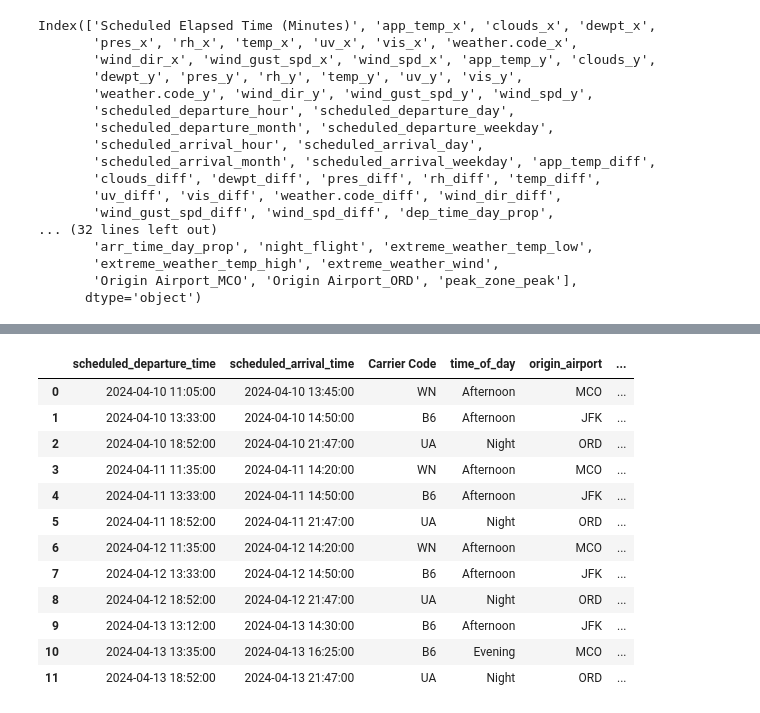
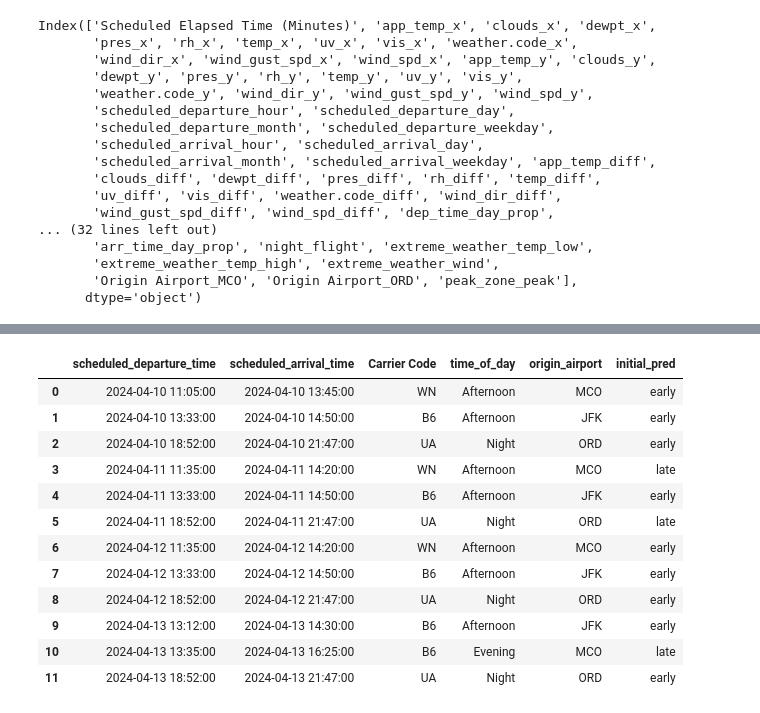
Before and after one commit to saikeerthan-14/flight-delay-prediction, a Jupyter notebook: model_1.ipynb, the cells around one changed output, grey strips where cells are left out. Saved outputs shown, nothing was run; the diff lists cells and outputs as text; code cells hidden in the pictures.

```diff
--- a/model_1.ipynb
+++ b/model_1.ipynb
@@ -463,20 +482,20 @@ AdaBoostClassifier(random_state=42)
 # %%
 initial_predictions = pd.concat(merge_in_cols, axis=1)
 final_predictions = pd.concat(merge_fin_cols, axis=1)
-# %%
-pd.concat([initial_cat_df, initial_predictions], axis=1)
-# %% [output]
-|  | scheduled_departure_time | scheduled_arrival_time | Carrier Code | time_of_day | origin_airport | ... |
-| 0 | 2024-04-10 11:05:00 | 2024-04-10 13:45:00 | WN | Afternoon | MCO | ... |
-| 1 | 2024-04-10 13:33:00 | 2024-04-10 14:50:00 | B6 | Afternoon | JFK | ... |
-| 2 | 2024-04-10 18:52:00 | 2024-04-10 21:47:00 | UA | Night | ORD | ... |
-| 3 | 2024-04-11 11:35:00 | 2024-04-11 14:20:00 | WN | Afternoon | MCO | ... |
-| 4 | 2024-04-11 13:33:00 | 2024-04-11 14:50:00 | B6 | Afternoon | JFK | ... |
-| 5 | 2024-04-11 18:52:00 | 2024-04-11 21:47:00 | UA | Night | ORD | ... |
-| 6 | 2024-04-12 11:35:00 | 2024-04-12 14:20:00 | WN | Afternoon | MCO | ... |
-| 7 | 2024-04-12 13:33:00 | 2024-04-12 14:50:00 | B6 | Afternoon | JFK | ... |
-| 8 | 2024-04-12 18:52:00 | 2024-04-12 21:47:00 | UA | Night | ORD | ... |
-| 9 | 2024-04-13 13:12:00 | 2024-04-13 14:30:00 | B6 | Afternoon | JFK | ... |
-| 10 | 2024-04-13 13:35:00 | 2024-04-13 16:25:00 | B6 | Evening | MCO | ... |
-| 11 | 2024-04-13 18:52:00 | 2024-04-13 21:47:00 | UA | Night | ORD | ... |
+# %%
+pd.concat([initial_cat_df, initial_pred_df], axis=1)
+# %% [output]
+|  | scheduled_departure_time | scheduled_arrival_time | Carrier Code | time_of_day | origin_airport | initial_pred |
+| 0 | 2024-04-10 11:05:00 | 2024-04-10 13:45:00 | WN | Afternoon | MCO | early |
+| 1 | 2024-04-10 13:33:00 | 2024-04-10 14:50:00 | B6 | Afternoon | JFK | early |
+| 2 | 2024-04-10 18:52:00 | 2024-04-10 21:47:00 | UA | Night | ORD | early |
+| 3 | 2024-04-11 11:35:00 | 2024-04-11 14:20:00 | WN | Afternoon | MCO | late |
+| 4 | 2024-04-11 13:33:00 | 2024-04-11 14:50:00 | B6 | Afternoon | JFK | early |
+| 5 | 2024-04-11 18:52:00 | 2024-04-11 21:47:00 | UA | Night | ORD | late |
+| 6 | 2024-04-12 11:35:00 | 2024-04-12 14:20:00 | WN | Afternoon | MCO | early |
+| 7 | 2024-04-12 13:33:00 | 2024-04-12 14:50:00 | B6 | Afternoon | JFK | early |
+| 8 | 2024-04-12 18:52:00 | 2024-04-12 21:47:00 | UA | Night | ORD | early |
+| 9 | 2024-04-13 13:12:00 | 2024-04-13 14:30:00 | B6 | Afternoon | JFK | early |
+| 10 | 2024-04-13 13:35:00 | 2024-04-13 16:25:00 | B6 | Evening | MCO | late |
+| 11 | 2024-04-13 18:52:00 | 2024-04-13 21:47:00 | UA | Night | ORD | early |
 # %%
```
Also changed, not shown: parts of 6 cells of this notebook, 9 other files.
